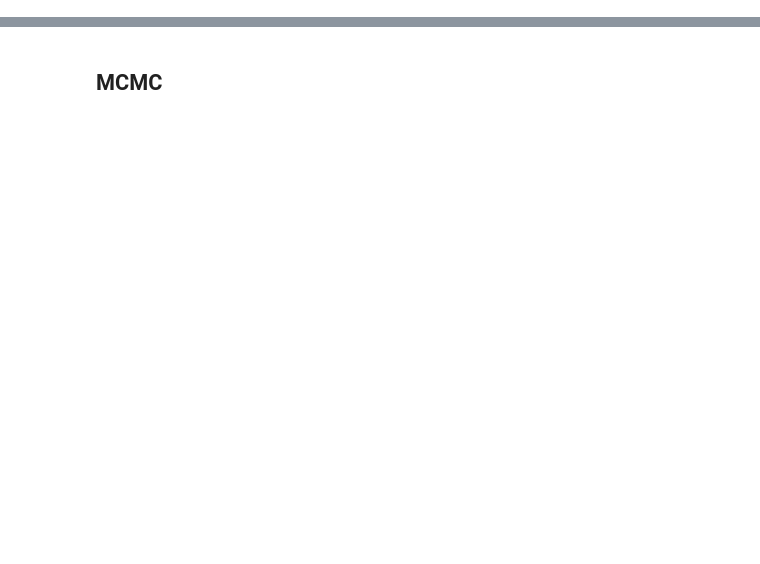
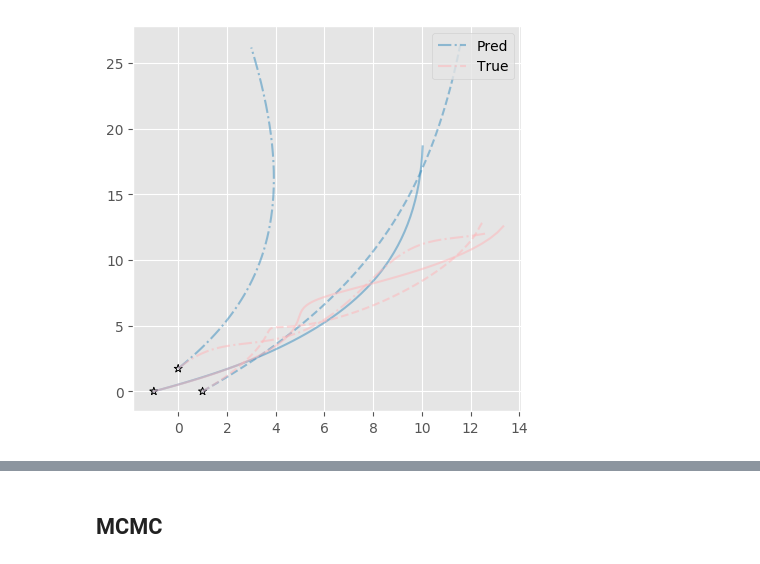
Before and after one commit to yding5/bnp2, a Jupyter notebook: notebooks/n_body.ipynb, the cells around one changed output, grey strips where cells are left out. Drawn from its saved outputs; the diff is of its cells as text; code cells hidden in the pictures; blank space fills up the shorter version.

```diff
--- a/notebooks/n_body.ipynb
+++ b/notebooks/n_body.ipynb
@@ -119,0 +99,95 @@ WARNING: replacing module Models.
+# %%
+include(srcdir("Models.jl"))
+import .Models
+Zygote.refresh()
+
+function predict(m::Models.DeepTransition, env, T)
+    function envfrom(state)
+        dim = div(size(state, 1), 2)
+        return Space(Particle.(fill(5e10, 3), state[1:dim], state[dim+1:end]))
+    end
+    state = Vector{Float32}(vec(stateof(env)))
+    traj = [envfrom(state)]
+    for t in 1:T
+        state = Models.transit(m, state)
+        push!(traj, envfrom(state))
+    end
+    return traj
+end
+
+function predict(m, env, T; d=2, n=3)
+    function envfrom(state)
+        return Space(Particle.(fill(5e10, n), [state[1:d,i] for i in 1:n], [state[d+1:2d,i] for i in 1:n]))
+    end
+    s = stateof(env)
+    state = Matrix{Float32}(cat([vec(s[d*i-1:d*i,:]) for i in 1:n]...; dims=2))
+    traj = [envfrom(state)]
+    for t in 1:T
+        state = Models.transit(m, state)
+        push!(traj, envfrom(state))
+    end
+    return traj
+end
+
+function plot_traj!(ax, traj, is_ref=false)
+    local handler
+    c = is_ref ? COLORS[:pink] : COLORS[:blue]
+    ps = positionof.(traj)
+    Q = hcat(ps...)
+    for (i, ls) in zip(1:div(size(Q, 1), 2), ["-", "--", "-."])
+        handler = plot!(
+            ax, TwoDimPath(Q[2i-1,:], Q[2i,:]), ls;
+            c=c, alpha=0.5, first=(color="black", marker="*")
+        )
+    end
+    return handler
+end
+
+function vis(m, trajs, T_ext::Int=0)
+    info = Dict()
+    for (i, traj) in enumerate(trajs)
+        traj_pred = predict(m, first(traj), length(traj) + T_ext - 1)
+
+        fig, ax = figure(figsize=(5, 5))
+        h1, = plot_traj!(ax, traj_pred)
+        h2, = plot_traj!(ax, traj, true)
+        ax.legend([h1, h2], ["Pred", "True"], loc="upper right")
+
+        info[Symbol("trajs[$i]")] = fig
+    end
+    return info
+end
+
+# model = Models.DeepTransition((100, 100, 100), args.σ_obs)
+# model = Models.NeuralForce((100, 100, 100), args.dt, args.σ_obs)
+# model = Models.NeuralBodyForce((100, 100), 50, args.dt, args.σ_obs)
+model = Models.NeuralRelation((100, 100), 50, args.dt, args.σ_obs)
+@info model
+
+using Test
+
+function test_estforce(model)
+    x1 = rand(2 * 2, 1, 5)
+    x2 = rand(2 * 2, 1, 5)
+    x3 = x1
+    x = cat(x1, x2, x3; dims=2)
+    f = Models.estforce(model, x)
+    @test f[:,1,:] == f[:,3,:]
+end
+
+let model=model, batch=data.train[:,1:10]
+    test_estforce(model)
+#     @code_warntype model(batch...)
+    model(batch...) |> display
+    gradient(params(model)) do
+        model(batch...).loss
+    end
+
+    info = vis(model, data_raw.trajs_test[1:5:end])
+    for fig in values(info)
+        display(fig)
+    end
+end
+
+;
+# %% [output]
@@ -119,0 +195 @@ WARNING: replacing module Models.
+[figure, added]
```
Also changed, not shown: parts of 9 cells of this notebook, 4 other files.
